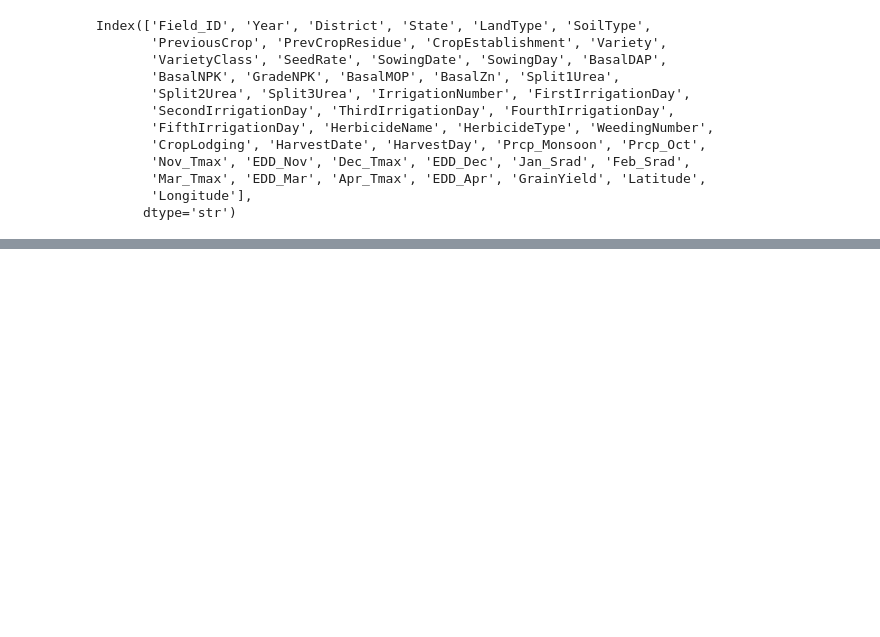
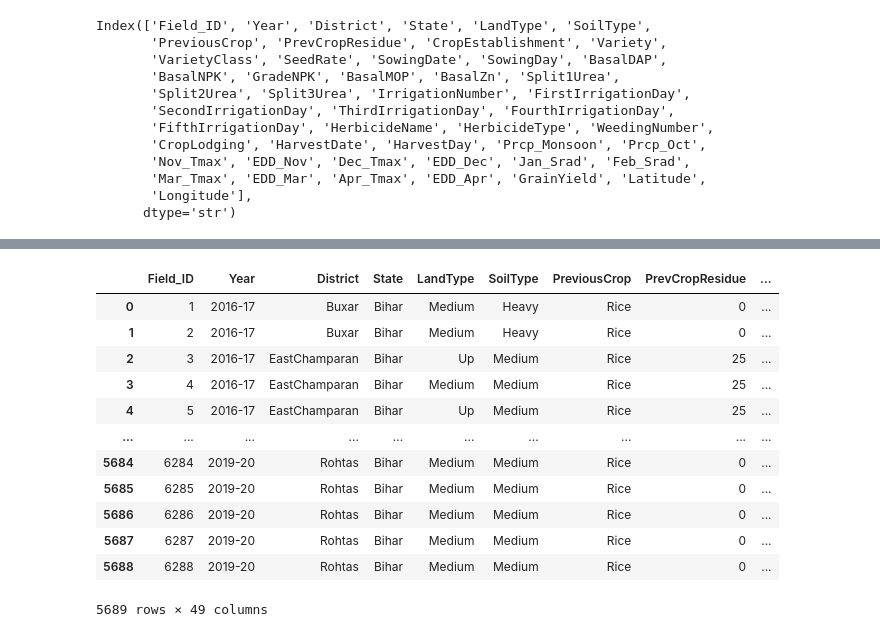
Before and after one commit to sahityaverma40-cpu/Smart-Farming-AI, a Jupyter notebook: notebooks/01_wheat_farming.ipynb, the cells around one changed output, grey strips where cells are left out. Drawn from its saved outputs; the diff is of its cells as text; code cells hidden in the pictures; blank space fills up the shorter version.

```diff
--- a/notebooks/01_wheat_farming.ipynb
+++ b/notebooks/01_wheat_farming.ipynb
@@ -60,0 +170,16 @@ AttributeError: 'DataFrame' object has no attribute 'rows'
+# %%
+df.fillna(0)
+# %% [output]
+|  | Field_ID | Year | District | State | LandType | SoilType | PreviousCrop | PrevCropResidue | ... |
+| 0 | 1 | 2016-17 | Buxar | Bihar | Medium | Heavy | Rice | 0 | ... |
+| 1 | 2 | 2016-17 | Buxar | Bihar | Medium | Heavy | Rice | 0 | ... |
+| 2 | 3 | 2016-17 | EastChamparan | Bihar | Up | Medium | Rice | 25 | ... |
+| 3 | 4 | 2016-17 | EastChamparan | Bihar | Medium | Medium | Rice | 25 | ... |
+| 4 | 5 | 2016-17 | EastChamparan | Bihar | Up | Medium | Rice | 25 | ... |
+| ... | ... | ... | ... | ... | ... | ... | ... | ... | ... |
+| 5684 | 6284 | 2019-20 | Rohtas | Bihar | Medium | Medium | Rice | 0 | ... |
+| 5685 | 6285 | 2019-20 | Rohtas | Bihar | Medium | Medium | Rice | 0 | ... |
+| 5686 | 6286 | 2019-20 | Rohtas | Bihar | Medium | Medium | Rice | 0 | ... |
+| 5687 | 6287 | 2019-20 | Rohtas | Bihar | Medium | Medium | Rice | 0 | ... |
+| 5688 | 6288 | 2019-20 | Rohtas | Bihar | Medium | Medium | Rice | 0 | ... |
+5689 rows × 49 columns
```
Also changed, not shown: parts of 15 cells of this notebook.
